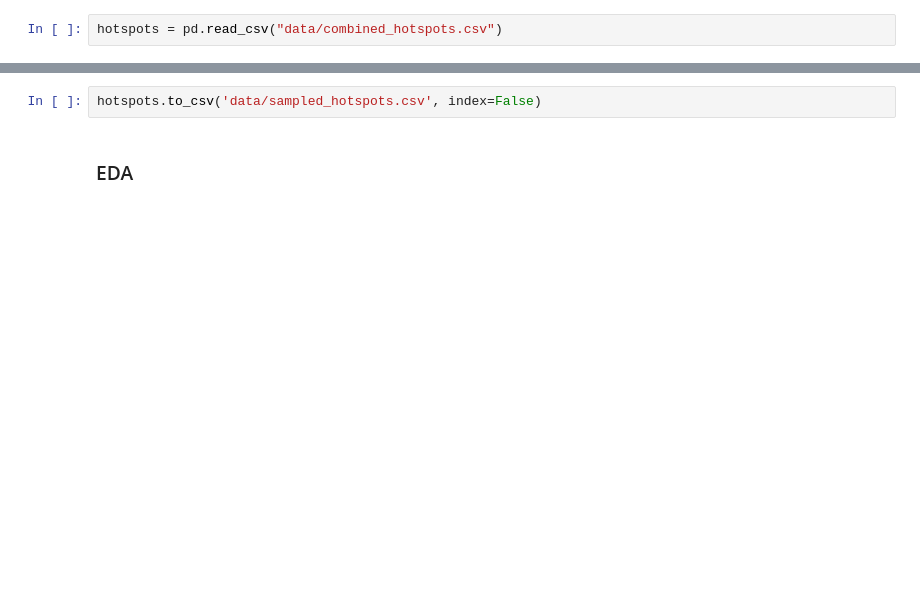
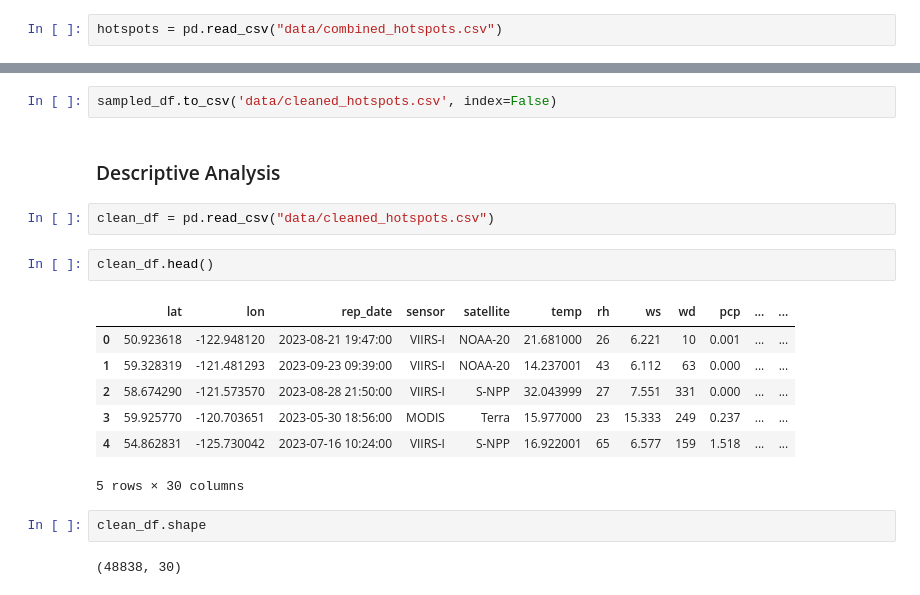
Before and after one commit to carrie-lyle/cpsc-4820-project, a Jupyter notebook: main.ipynb, the cells around one changed output, grey strips where cells are left out. Cells and saved outputs as stored; diff of their text form; blank space fills up the shorter version.

```diff
--- a/main.ipynb
+++ b/main.ipynb
@@ -216,4 +233,20 @@ Number of rows after filtering 'hfi' > 60000: 733476
 # %%
-hotspots.to_csv('data/sampled_hotspots.csv', index=False)
+sampled_df.to_csv('data/cleaned_hotspots.csv', index=False)
-# %% [markdown]
-### EDA
+# %% [markdown]
+### Descriptive Analysis
+# %%
+clean_df = pd.read_csv("data/cleaned_hotspots.csv")
+# %%
+clean_df.head()
+# %% [output]
+|  | lat | lon | rep_date | sensor | satellite | temp | rh | ws | wd | pcp | ... | ... |
+| 0 | 50.923618 | -122.948120 | 2023-08-21 19:47:00 | VIIRS-I | NOAA-20 | 21.681000 | 26 | 6.221 | 10 | 0.001 | ... | ... |
+| 1 | 59.328319 | -121.481293 | 2023-09-23 09:39:00 | VIIRS-I | NOAA-20 | 14.237001 | 43 | 6.112 | 63 | 0.000 | ... | ... |
+| 2 | 58.674290 | -121.573570 | 2023-08-28 21:50:00 | VIIRS-I | S-NPP | 32.043999 | 27 | 7.551 | 331 | 0.000 | ... | ... |
+| 3 | 59.925770 | -120.703651 | 2023-05-30 18:56:00 | MODIS | Terra | 15.977000 | 23 | 15.333 | 249 | 0.237 | ... | ... |
+| 4 | 54.862831 | -125.730042 | 2023-07-16 10:24:00 | VIIRS-I | S-NPP | 16.922001 | 65 | 6.577 | 159 | 1.518 | ... | ... |
+5 rows × 30 columns
+# %%
+clean_df.shape
+# %% [output]
+(48838, 30)
```
Also changed, not shown: parts of 48 cells of this notebook, 1 other file.
